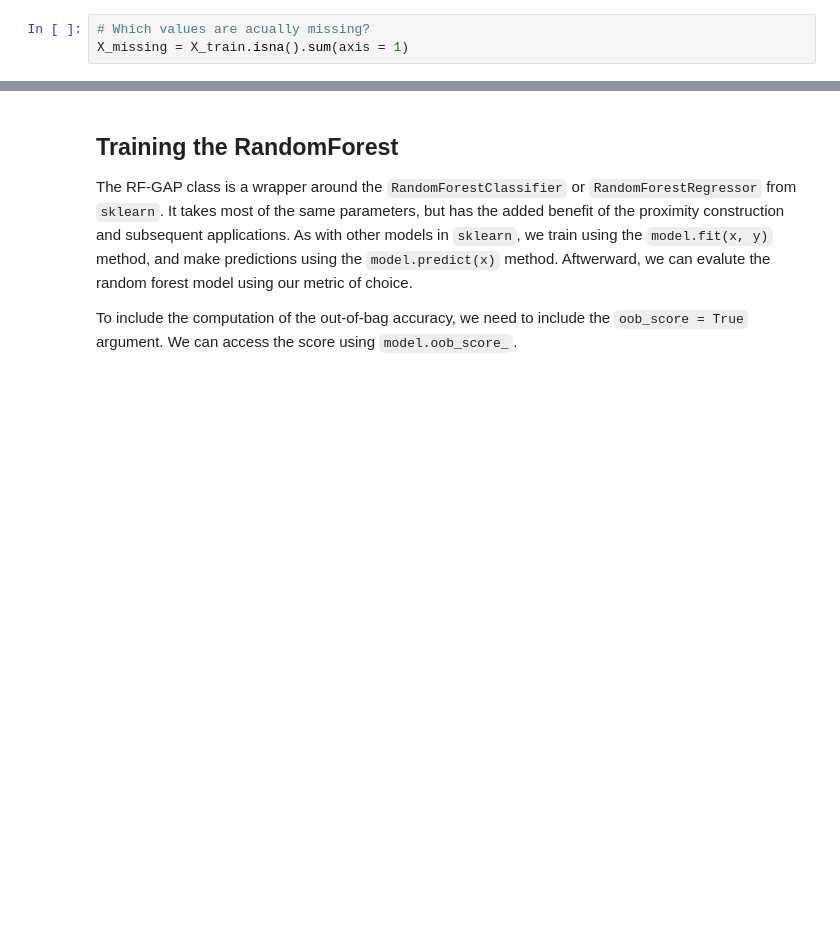
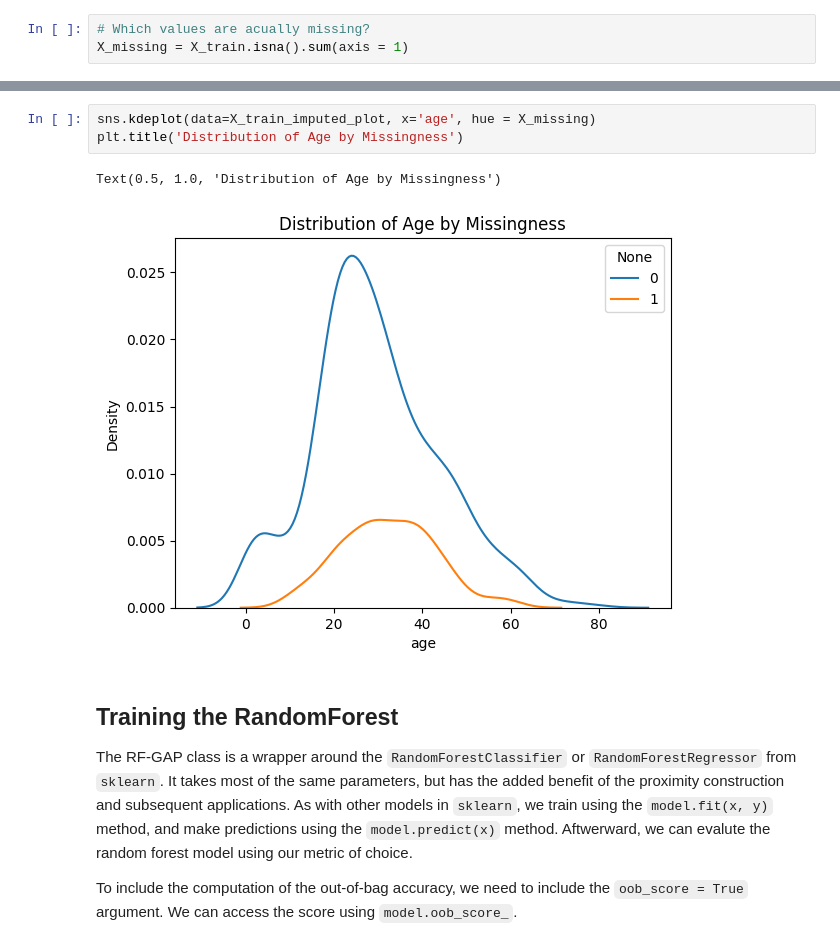
Before and after one commit to rhodes-byu/RF-Proximities-Workshop, a Jupyter notebook: demo.ipynb, the cells around one changed output, grey strips where cells are left out. Cells and saved outputs as stored; diff of their text form; blank space fills up the shorter version.

```diff
--- a/demo.ipynb
+++ b/demo.ipynb
@@ -159,4 +168,10 @@ sns.swarmplot(data=X_train_imputed_plot, x='age', y='Sex', hue = X_missing)
 [figure]
+# %%
+sns.kdeplot(data=X_train_imputed_plot, x='age', hue = X_missing)
+plt.title('Distribution of Age by Missingness')
+# %% [output]
+Text(0.5, 1.0, 'Distribution of Age by Missingness')
+[figure, added]
 # %% [markdown]
 ## Training the RandomForest
 
```
Also changed, not shown: parts of 14 cells of this notebook.
